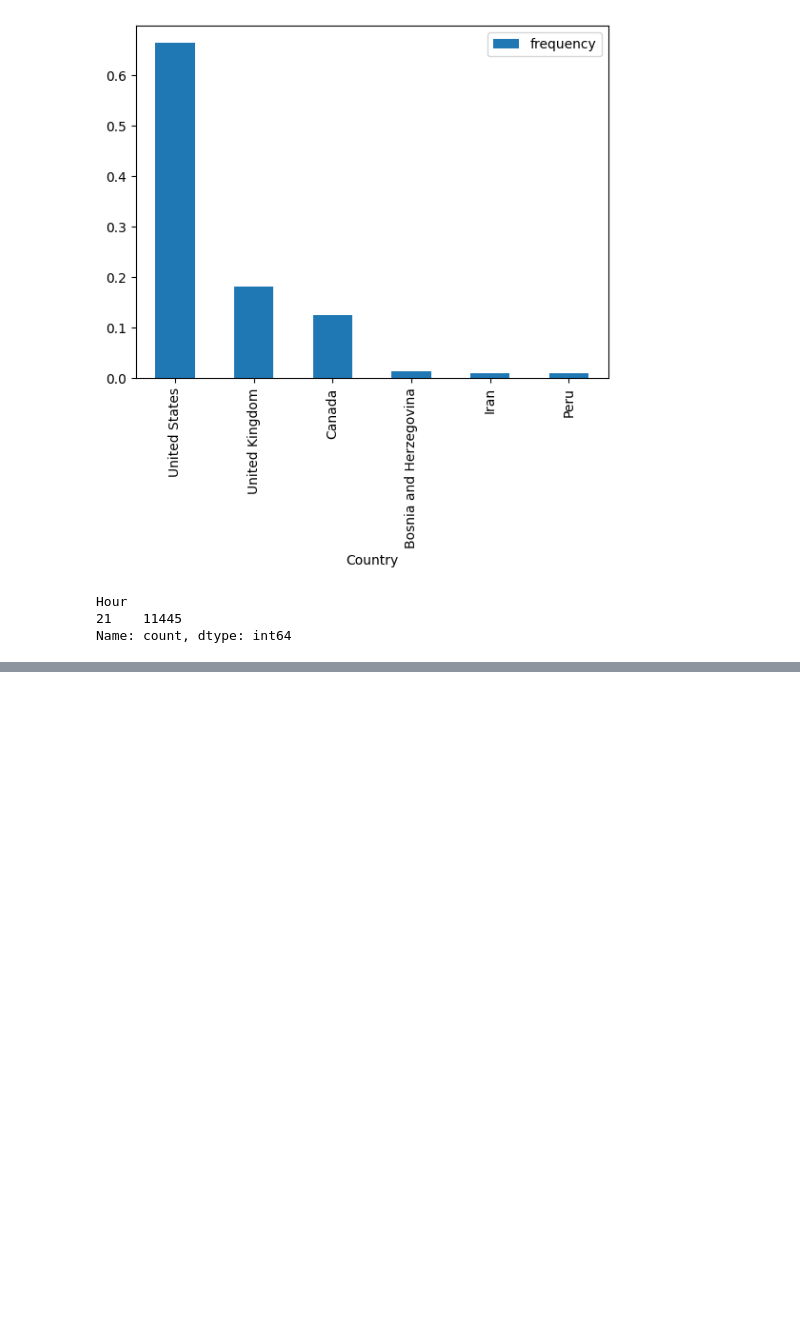
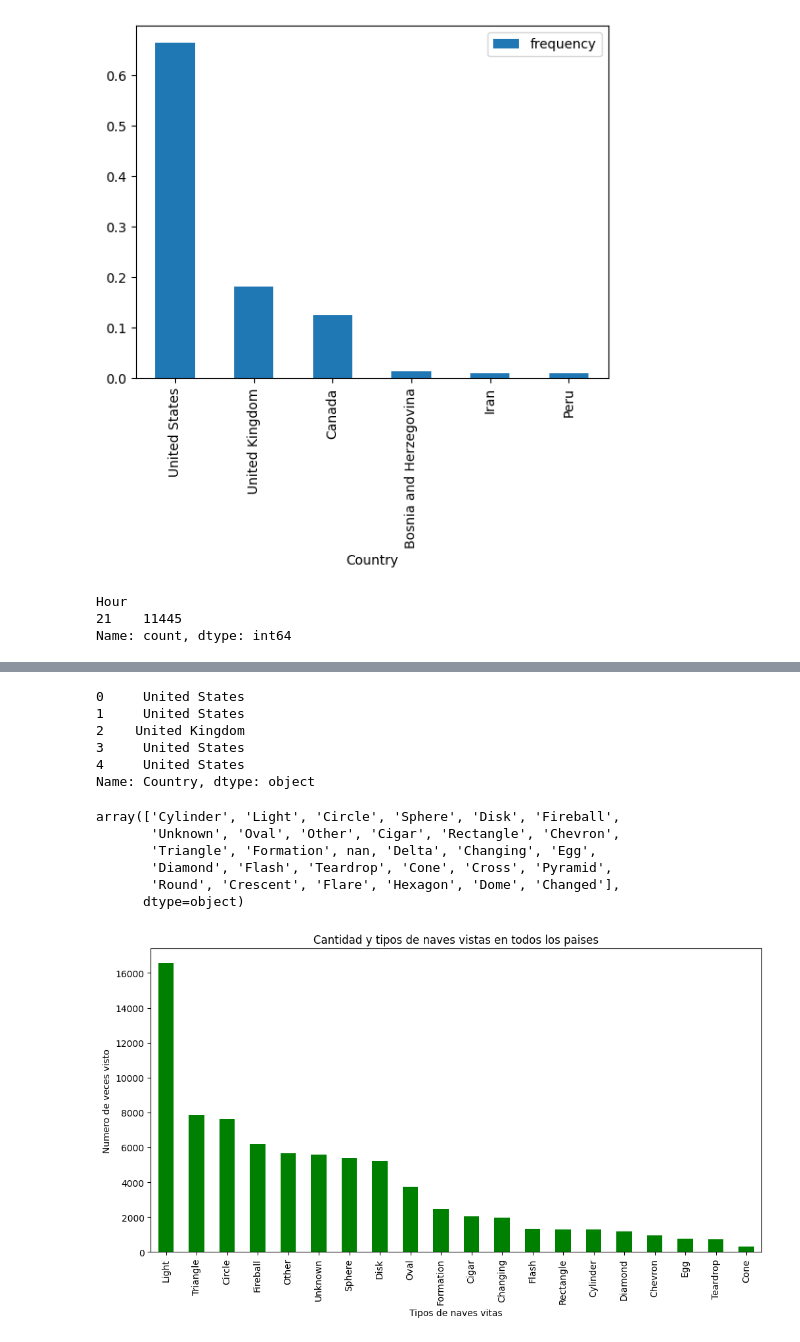
Before and after one commit to awchacon/first_project, a Jupyter notebook: first_project.ipynb, the cells around one changed output, grey strips where cells are left out. Drawn from its saved outputs; the diff is of its cells as text; code cells hidden in the pictures; blank space fills up the shorter version.

```diff
--- a/first_project.ipynb
+++ b/first_project.ipynb
@@ -254,0 +269,36 @@ ufo_df_new.groupby(["Hour","Country"]).head(6)
+# %%
+#Longitud de encuentros por paises
+#longitu = ufo_df_new.groupby("Year").agg(frequency=("Country", "count"))
+
+#longitude = ufo_df_new["Country"].agg(frequency=("longitude", "count"))
+
+ufo_df_new["Country"].head()
+# %% [output]
+0     United States
+1     United States
+2    United Kingdom
+3     United States
+4     United States
+Name: Country, dtype: object
+# %%
+#TIPOS DE OVNIS VISTOS
+
+ufo_df_new["UFO_shape"].unique()
+# %% [output]
+array(['Cylinder', 'Light', 'Circle', 'Sphere', 'Disk', 'Fireball',
+       'Unknown', 'Oval', 'Other', 'Cigar', 'Rectangle', 'Chevron',
+       'Triangle', 'Formation', nan, 'Delta', 'Changing', 'Egg',
+       'Diamond', 'Flash', 'Teardrop', 'Cone', 'Cross', 'Pyramid',
+       'Round', 'Crescent', 'Flare', 'Hexagon', 'Dome', 'Changed'],
+      dtype=object)
+# %%
+#Cantidad de veces de ovnis vistos por formas
+plt.figure(figsize=(12,6))
+ufo_df_new["UFO_shape"].value_counts().head(20).plot.bar(color="green")
+plt.title("Cantidad y tipos de naves vistas en todos los paises")
+plt.xlabel("Tipos de naves vitas")
+plt.ylabel("Numero de veces visto")
+bar_width=0.5
+plt.show()
+# %% [output]
+[figure, added]
```
Also changed, not shown: parts of 11 cells of this notebook.
